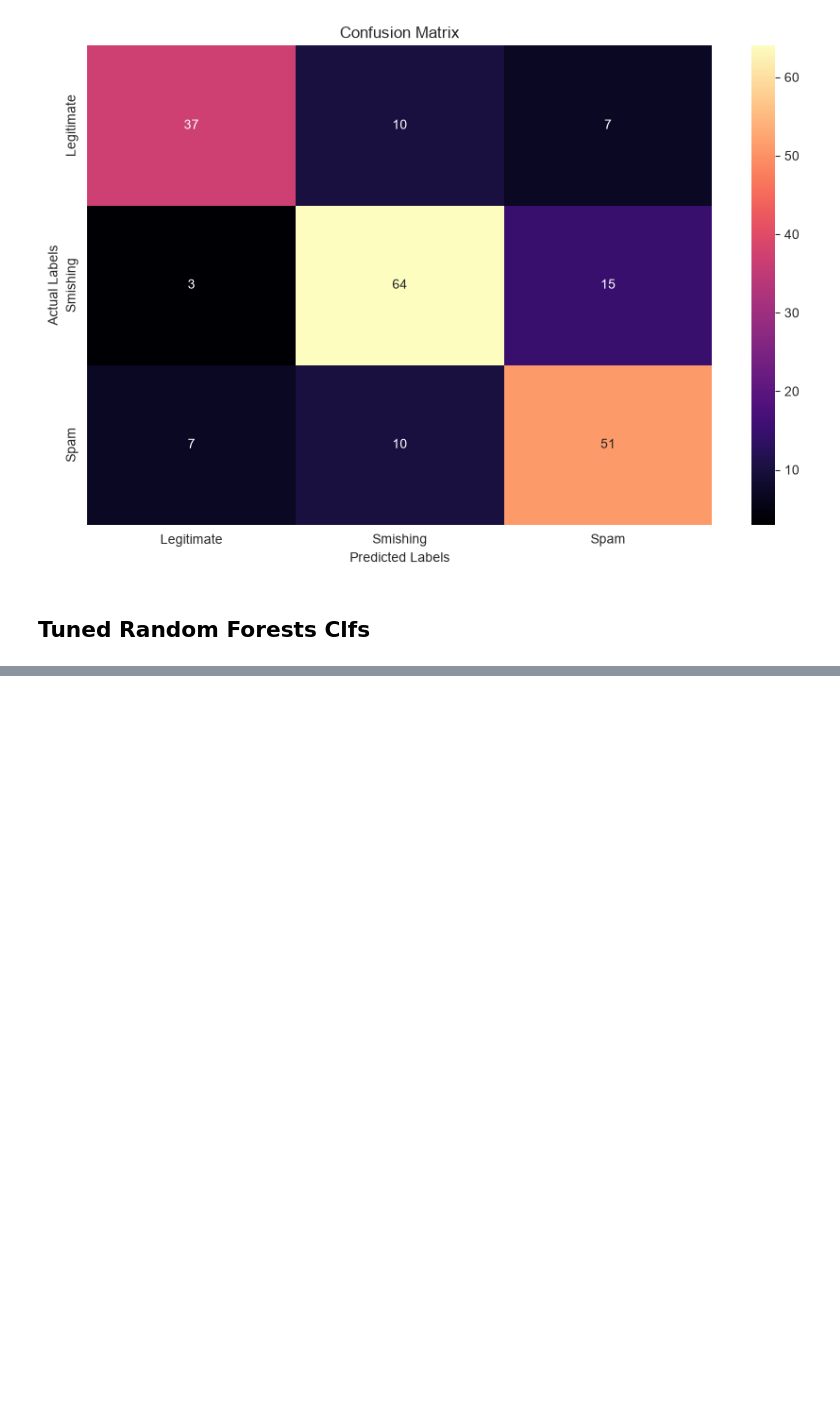
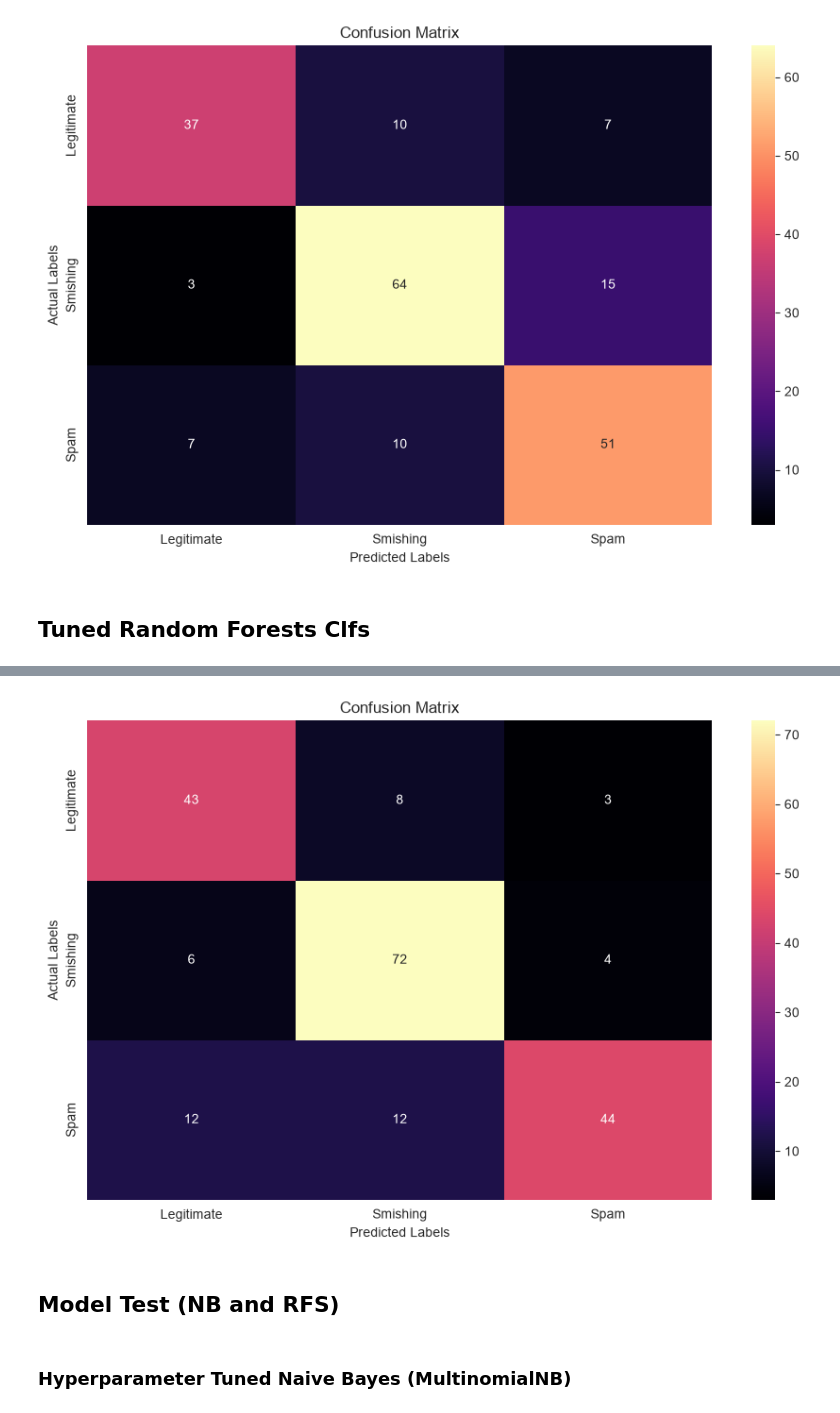
Before and after one commit to leiandrei/sms-smishing-classification, a Jupyter notebook: notebooks/03_model_tuning.ipynb, the cells around one changed output, grey strips where cells are left out. Drawn from its saved outputs; the diff is of its cells as text; code cells hidden in the pictures; blank space fills up the shorter version.

Commit message:
(chore): section for model validation along with utlizing validation.py

```diff
--- a/notebooks/03_model_tuning.ipynb
+++ b/notebooks/03_model_tuning.ipynb
@@ -117,7 +120,7 @@ rf_grid = {
 }
 
 rf = tuning.tune_search(X_train, y_train, train_df['dedup_group_id'], pipeline, rf_grid)
-rf_pred = rf.predicxt(X_test)
+rf_pred = rf.predict(X_test)
 rf_prob = rf.predict_proba(X_test)
 # %% [output]
 Fitting 5 folds for each of 432 candidates, totalling 2160 fits
@@ -145,0 +153,6 @@ weighted avg       0.82      0.81      0.81       204
+# %%
+tuning.plot_matrix(y_test, rf_pred)
+# %% [output]
+[figure, added]
+# %% [markdown]
+## Model Test (NB and RFS)
@@ -145,0 +161,2 @@ weighted avg       0.82      0.81      0.81       204
+# %% [markdown]
+### Hyperparameter Tuned Naive Bayes (MultinomialNB)
```
Also changed, not shown: parts of 11 cells of this notebook.
